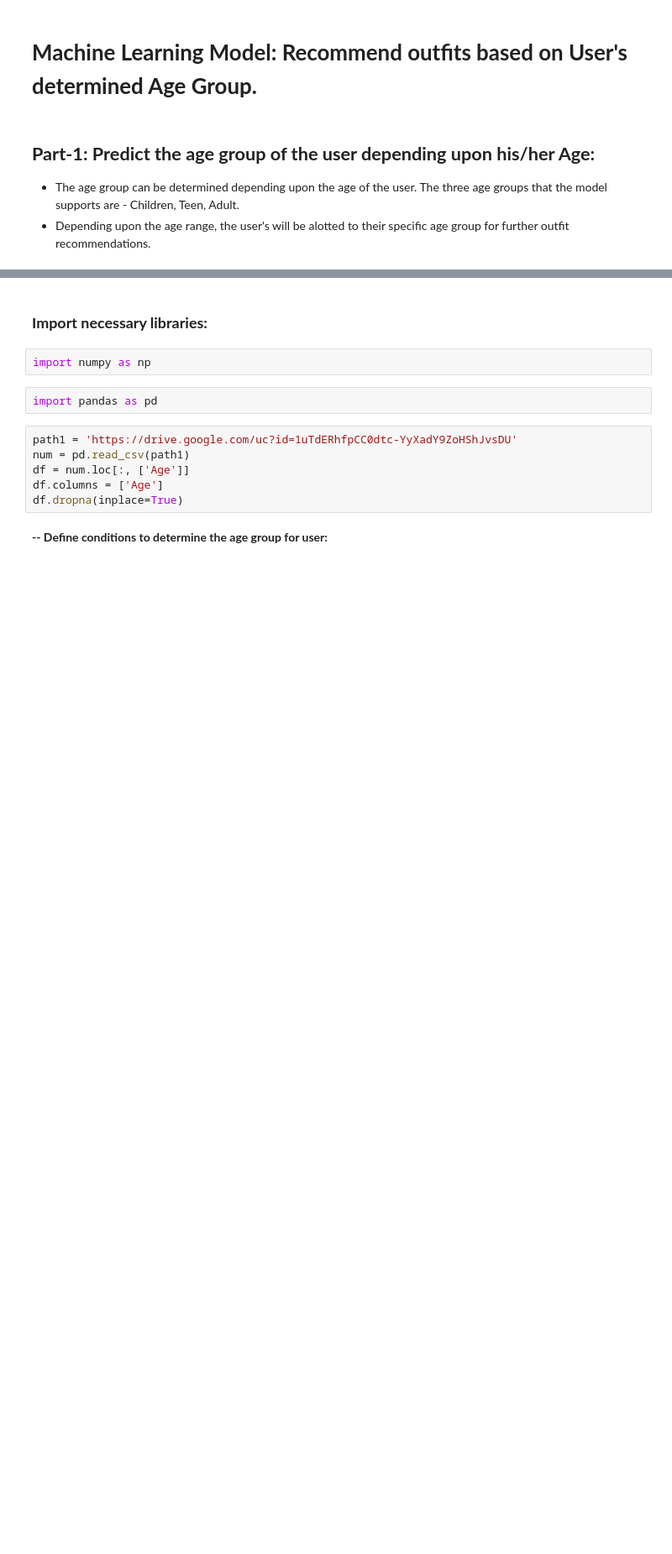
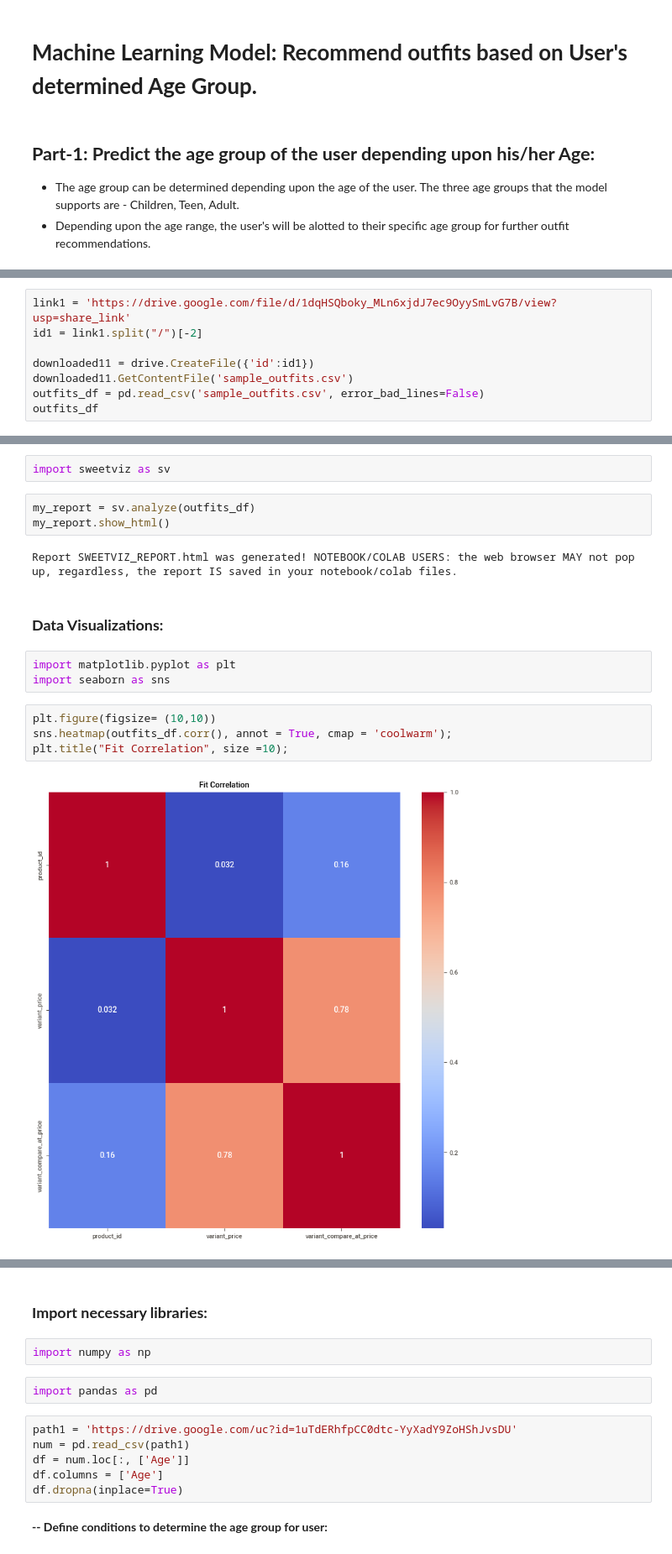
Before and after one commit to jainsakshi2395/PersonalizedOutfitStylist, a Jupyter notebook: ML_models/Model_AgeRecommendations.ipynb, the cells around one changed output, grey strips where cells are left out. Shown at 84% size. Cells and saved outputs as stored; diff of their text form; blank space fills up the shorter version.

```diff
--- a/ML_models/Model_AgeRecommendations.ipynb
+++ b/ML_models/Model_AgeRecommendations.ipynb
@@ -7,0 +46,8 @@
+# %%
+link1 = 'https://drive.google.com/file/d/1dqHSQboky_MLn6xjdJ7ec9OyySmLvG7B/view?usp=share_link'
+id1 = link1.split("/")[-2]
+
+downloaded11 = drive.CreateFile({'id':id1})
+downloaded11.GetContentFile('sample_outfits.csv')
+outfits_df = pd.read_csv('sample_outfits.csv', error_bad_lines=False)
+outfits_df
@@ -7,0 +113,18 @@
+# %%
+import sweetviz as sv
+# %%
+my_report = sv.analyze(outfits_df)
+my_report.show_html()
+# %% [output]
+Report SWEETVIZ_REPORT.html was generated! NOTEBOOK/COLAB USERS: the web browser MAY not pop up, regardless, the report IS saved in your notebook/colab files.
+# %% [markdown]
+### **Data Visualizations:**
+# %%
+import matplotlib.pyplot as plt
+import seaborn as sns
+# %%
+plt.figure(figsize= (10,10))
+sns.heatmap(outfits_df.corr(), annot = True, cmap = 'coolwarm');
+plt.title("Fit Correlation", size =10);
+# %% [output]
+[figure, added]
```
Also changed, not shown: parts of 41 cells of this notebook.
